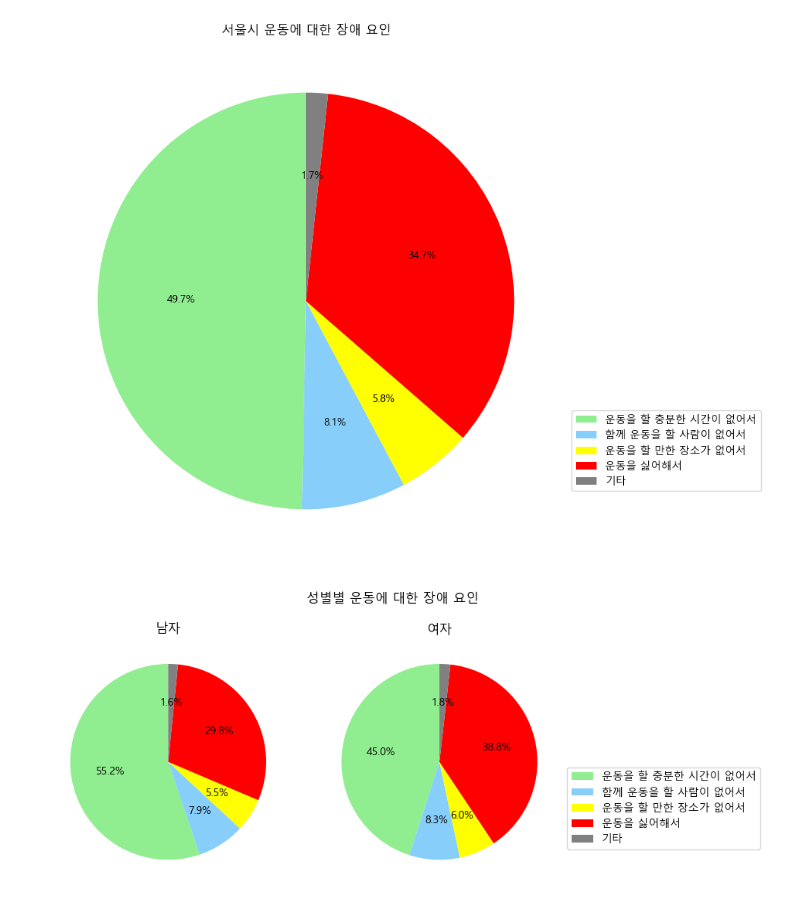
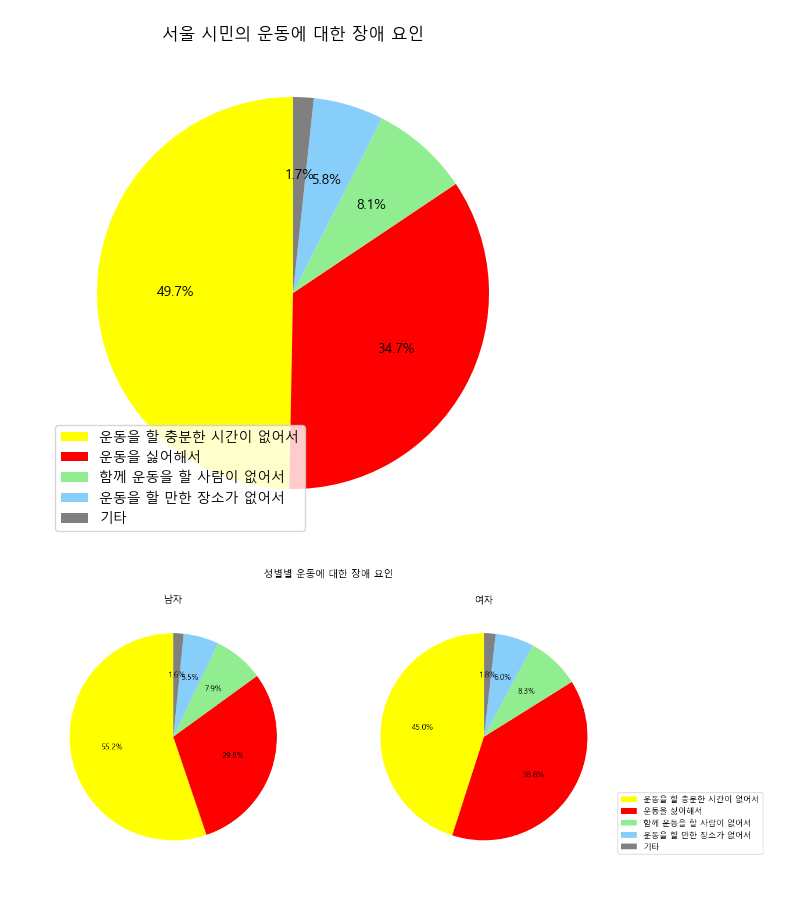
Before and after one commit to AlpacaMale/python_matplotlib, a Jupyter notebook: numpy.ipynb, the cells around one changed output. Drawn from its saved outputs; the diff is of its cells as text; code cells hidden in the pictures.

```diff
--- a/numpy.ipynb
+++ b/numpy.ipynb
@@ -91,3 +47,18 @@ df_income
+# %%
+# 서울시 전체 데이터
+df_total = df.loc["서울시"].drop("분류")
+
+# 성별별 데이터
+df_sex = df.loc["성별"].set_index("분류")
+
+# 연령별 데이터
+df_age = df.loc["연령별"].set_index("분류")
+
+# 학력별 데이터
+df_education = df.loc["학력별"].set_index("분류")
+
+# 소득별 데이터
+df_income = df.loc["소득별"].set_index("분류")
 # %%
 import matplotlib.pyplot as plt
 import matplotlib
@@ -98,39 +68,29 @@ matplotlib.rcParams['font.family'] = 'Malgun Gothic'
 # %%
-labels = df_total.columns
-colors = ['lightgreen', 'lightskyblue', 'yellow', 'red', 'gray']
-
-# 원그래프 그리기
-plt.figure(figsize=(7,7))
-plt.pie(df_total.iloc[0], autopct='%1.1f%%', startangle=90, colors=colors)
-
-# 그래프 제목
-plt.title('서울시 운동에 대한 장애 요인')
-plt.legend(labels=labels, loc='best',bbox_to_anchor=(1,0.3))
-
-# 그래프 출력
+plt.style.use("_mpl-gallery-nogrid")
+labels = df_total.index
+colors = ["yellow", "red", "lightgreen", "lightskyblue", "gray"]
+plt.figure(figsize=(5, 5))
+plt.pie(df_total, autopct="%1.1f%%", startangle=90, colors=colors)
+plt.legend(labels)
+plt.title("서울 시민의 운동에 대한 장애 요인")
 plt.show()
 # %% [output]
-[figure, old version]
+[figure, new version]
 # %%
 # 남자와 여자의 데이터를 나누기기
-df_male = df_sex.drop(columns=['분류']).iloc[0]
-df_female = df_sex.drop(columns=['분류']).iloc[1]
+df_male = df_sex.loc["남자"]
+df_female = df_sex.loc["여자"]
 
-# 서브플롯 생성
-plt.figure(figsize=(10,4))
-
+plt.figure(figsize=(10, 6))
 plt.subplot(121)
-plt.pie(df_male,autopct='%1.1f%%', startangle=90, colors=colors)
-plt.title('남자')
+plt.pie(df_male, autopct="%1.1f%%", startangle=90, colors=colors)
+plt.title("남자")
 plt.subplot(122)
-plt.pie(df_female,autopct='%1.1f%%', startangle=90, colors=colors)
-plt.title('여자')
-plt.legend(labels=labels, loc='best',bbox_to_anchor=(1,.5))
-
-# 그래프 출력
-plt.suptitle('성별별 운동에 대한 장애 요인')
-plt.tight_layout()
+plt.pie(df_female, autopct="%1.1f%%", startangle=90, colors=colors)
+plt.title("여자")
+plt.legend(labels, bbox_to_anchor=(1, 0.3))
+plt.suptitle("성별별 운동에 대한 장애 요인")
 plt.show()
 # %% [output]
-[figure, old version]
+[figure, new version]
 # %%
```
Also changed, not shown: parts of 12 cells of this notebook, 5 other files.
